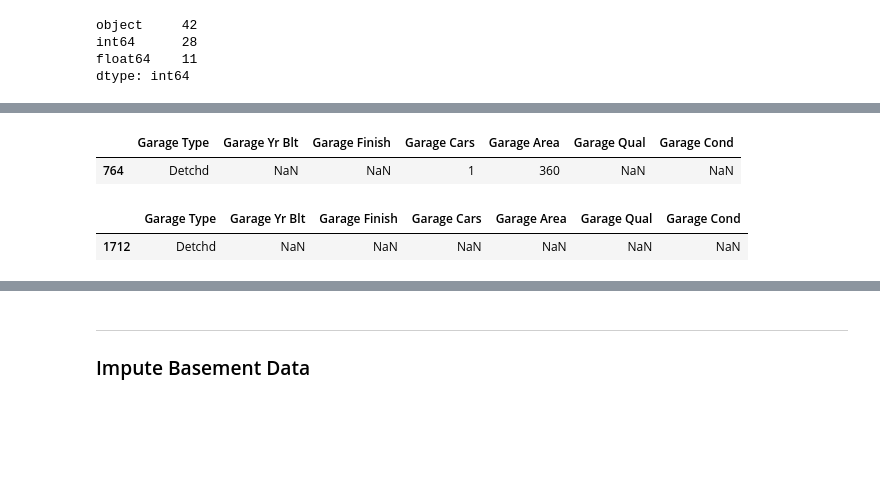
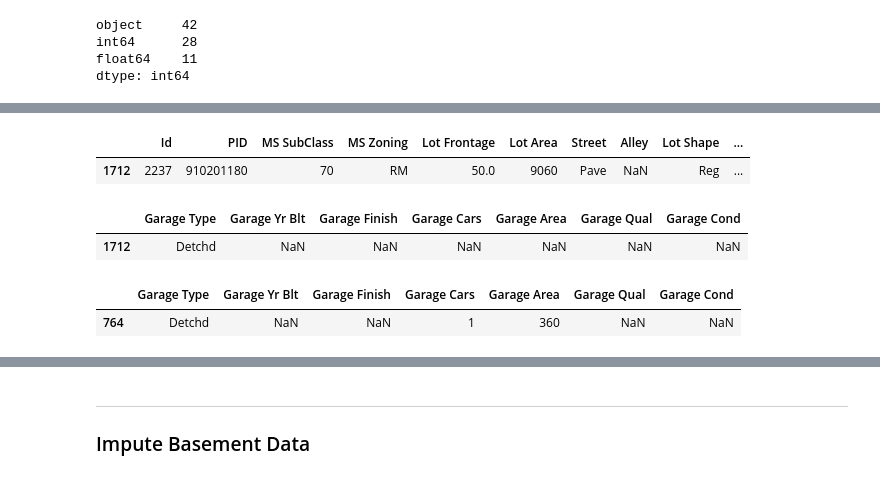
Before and after one commit to griffinbran/Real-Estate-Statistical-Modeling, a Jupyter notebook: code/01_EDA_and_Cleaning.ipynb, the cells around one changed output, grey strips where cells are left out. Drawn from its saved outputs; the diff is of its cells as text; code cells hidden in the pictures; blank space fills up the shorter version.

```diff
--- a/code/01_EDA_and_Cleaning.ipynb
+++ b/code/01_EDA_and_Cleaning.ipynb
@@ -81,0 +94,7 @@ Train Misc Feature:             1986 null                Test Misc Feature:
+# %%
+lot_cols = ['MS Zoning', 'Lot Frontage', 'Lot Area', 'Street', 'Alley', 'Lot Shape', 'Land Contour', 'Lot Config', 'Land Slope']
+# %%
+for col in lot_cols:
+    print(f'Unique Values: {col}')
+    print(train_df[lot_cols][train_df[['Lot Frontage']].isna().any(axis=1)][col].value_counts(normalize=False))
+    print()
@@ -84,0 +139,11 @@ Train Misc Feature:             1986 null                Test Misc Feature:
+# %%
+# 'Fireplace Qu' Column represents Fireplace Quality
+# Impute 'NA' (= No Fireplace) in property-data with count 0-'Fireplaces'
+
+# 1000 training data rows incorrectly labeled with 'Null'-entries
+for row in train_df[train_df['Fireplaces']==0].index:
+    train_df.loc[row, ['Fireplace Qu']] = 'NA'
+
+# 422 validation data rows incorrectly labeled with 'Null'-entries
+for row in test_df[test_df['Fireplaces']==0].index:
+    test_df.loc[row, ['Fireplace Qu']] = 'NA'
@@ -88,44 +158,43 @@ garage_cols = [col for col in train_df.columns if 'Garage' in col]
 
 # Distinguish the Basement variables by categorical-ordinal/nominal & numerical-continuous/discrete
 # These columns expect 0 for NO GARAGE
-numerical_garage = ['Garage Yr Blt', # discrete, year-0 indicates NO garage now!
+numerical_garage = ['Garage Yr Blt', # discrete, year = 0 will now indicate NO garage!
                    'Garage Cars',    # discrete
                    'Garage Area']    # continuous
 
 # These columns expect 'NA' for NO GARAGE
 categorical_garage = ['Garage Type',   # nominal
                       'Garage Finish', # ordinal
                       'Garage Qual',   # ordinal
                       'Garage Cond']   # ordinal
 
 # Consider all records with NO Garage (ZERO Total Garage Square Footage)
 # Training-data
 for row in train_df[train_df['Garage Area']==0].index:
     for col in garage_cols:
         if col in numerical_garage:
             train_df.loc[row, [col]] = 0
         if col in categorical_garage:
             train_df.loc[row, [col]] = 'NA'
 
 # Validation-data
 for row in test_df[test_df['Garage Area']==0].index:
     for col in garage_cols:
         if col in numerical_garage:
             test_df.loc[row, [col]] = 0
         if col in categorical_garage:
             test_df.loc[row, [col]] = 'NA'
 
 # Simplify DataFrames to display only the 7-columns with garage data
 garage_train_df = train_df[garage_cols]
 garage_test_df = test_df[garage_cols]
 
-# Consider only the garage entries with NaN's for investigation
-# Only row-764 requires EDA for Null values
+# Only row-1712 requires EDA for Null values
 with pd.option_context('display.max_columns', 81):
-    display(garage_test_df[garage_test_df.isna().any(axis=1)])
+    display(train_df[garage_train_df.isna().any(axis=1)])
 # %% [output]
-|  | Garage Type | Garage Yr Blt | Garage Finish | Garage Cars | Garage Area | Garage Qual | Garage Cond |
-| 764 | Detchd | NaN | NaN | 1 | 360 | NaN | NaN |
+|  | Id | PID | MS SubClass | MS Zoning | Lot Frontage | Lot Area | Street | Alley | Lot Shape | ... |
+| 1712 | 2237 | 910201180 | 70 | RM | 50.0 | 9060 | Pave | NaN | Reg | ... |
 # %%
 # Only row-1712 requires EDA for Null values
 with pd.option_context('display.max_columns', 81):
@@ -133,3 +202,11 @@ with pd.option_context('display.max_columns', 81):
 # %% [output]
 |  | Garage Type | Garage Yr Blt | Garage Finish | Garage Cars | Garage Area | Garage Qual | Garage Cond |
 | 1712 | Detchd | NaN | NaN | NaN | NaN | NaN | NaN |
+# %%
+# Consider only the garage entries with NaN's for investigation
+# Only row-764 requires EDA for Null values
+with pd.option_context('display.max_columns', 81):
+    display(garage_test_df[garage_test_df.isna().any(axis=1)])
+# %% [output]
+|  | Garage Type | Garage Yr Blt | Garage Finish | Garage Cars | Garage Area | Garage Qual | Garage Cond |
+| 764 | Detchd | NaN | NaN | 1 | 360 | NaN | NaN |
```
Also changed, not shown: parts of 31 cells of this notebook, 2 other files.
